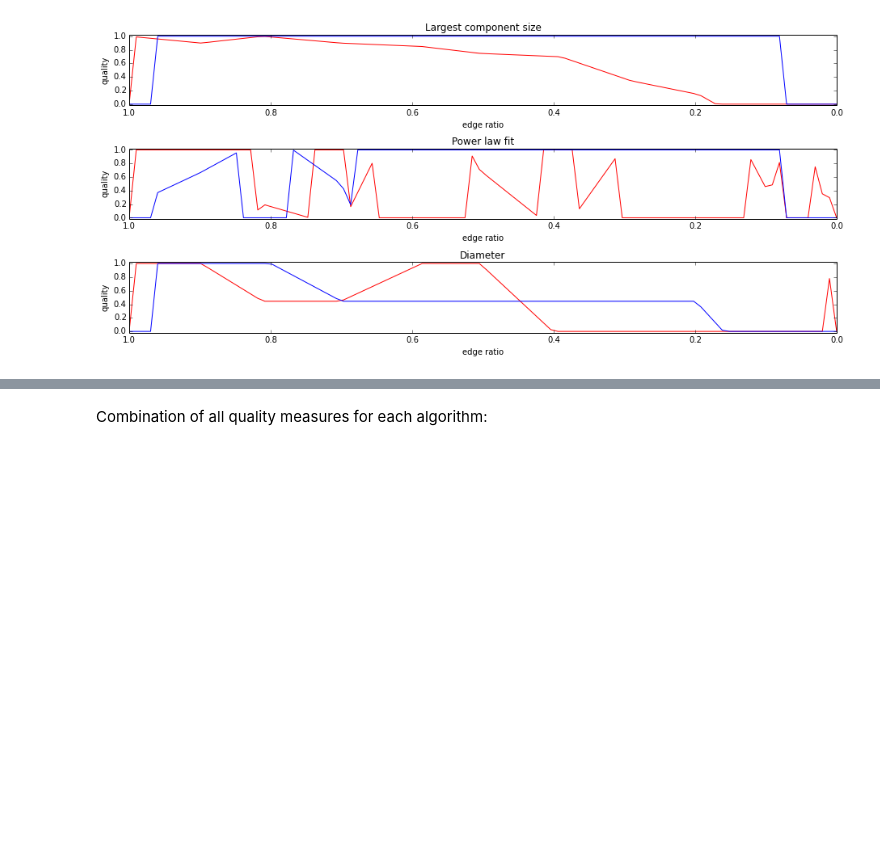
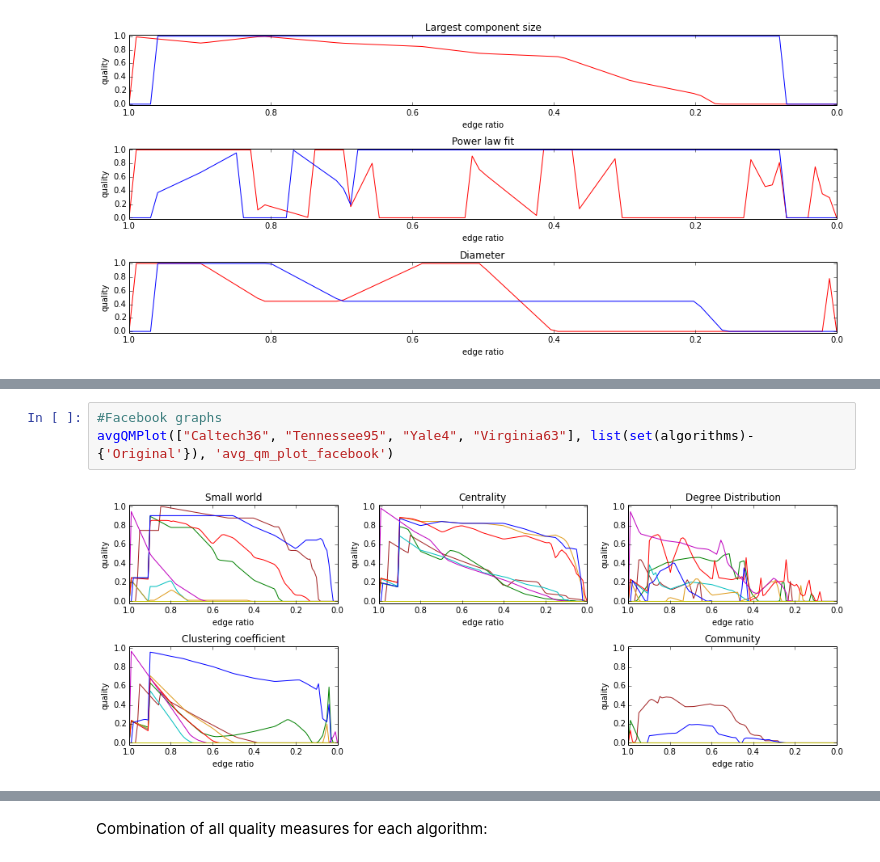
Before and after one commit to kit-parco/networkit-hyperbolic-kd, a Jupyter notebook: Doc/Notebooks/BackboneStatistics.ipynb, the cells around one changed output, grey strips where cells are left out. Saved outputs shown, nothing was run; the diff lists cells and outputs as text; blank space fills up the shorter version.

```diff
--- a/Doc/Notebooks/BackboneStatistics.ipynb
+++ b/Doc/Notebooks/BackboneStatistics.ipynb
@@ -500,0 +520,5 @@ stats_per_qm(qmss, 1, None)
+# %%
+#Facebook graphs
+avgQMPlot(["Caltech36", "Tennessee95", "Yale4", "Virginia63"], list(set(algorithms)- {'Original'}), 'avg_qm_plot_facebook')
+# %% [output]
+[figure, added]
```
Also changed, not shown: parts of 5 cells of this notebook.
